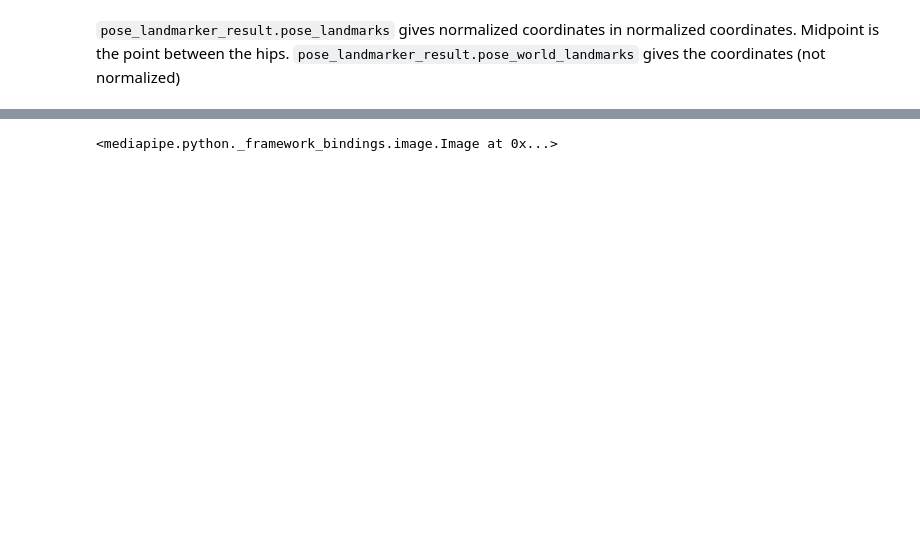
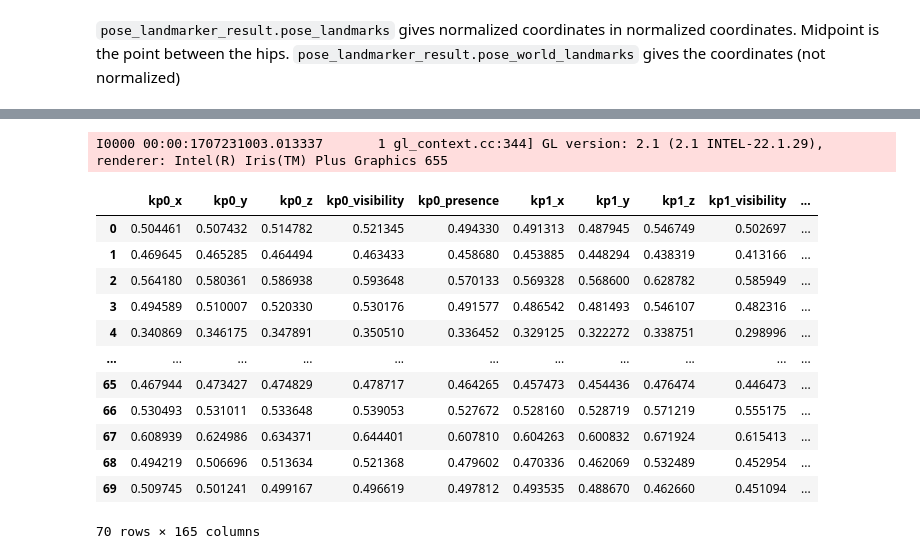
Before and after one commit to masaki-norton/yoga-pose-detector, a Jupyter notebook: kp_model_explore.ipynb, the cells around one changed output, grey strips where cells are left out. Saved outputs shown, nothing was run; the diff lists cells and outputs as text; code cells hidden in the pictures; blank space fills up the shorter version.

Commit message:
df extracted for one pose

```diff
--- a/kp_model_explore.ipynb
+++ b/kp_model_explore.ipynb
@@ -431,4 +307,74 @@ dir(pose_landmarker_result.pose_landmarks[0][0])
-# %%
-mp_image
-# %% [output]
-<mediapipe.python._framework_bindings.image.Image at 0x...>
+# %%
+import mediapipe as mp
+from mediapipe.tasks import python
+from mediapipe.tasks.python import vision
+import glob
+
+model_path = "model_creator/pose_landmarker_full.task"
+
+BaseOptions = mp.tasks.BaseOptions
+PoseLandmarker = mp.tasks.vision.PoseLandmarker
+PoseLandmarkerOptions = mp.tasks.vision.PoseLandmarkerOptions
+VisionRunningMode = mp.tasks.vision.RunningMode
+
+options = PoseLandmarkerOptions(
+    base_options=BaseOptions(model_asset_path=model_path),
+    running_mode=VisionRunningMode.IMAGE)
+
+# Placeholder for collected data
+data = []
+attrs_to_get = ["x", "y", "z", "visibility", "presence"]
+no_kp_files = []
+fail_to_load_files = []
+
+# Specify the directory path containing images
+directory_path = 'selected_poses/akarna'
+
+# Use glob to get all the image file paths
+image_files = glob.glob(f'{directory_path}/*.jpg')
+
+# Load the input image from an image file.
+# mp_image = mp.Image.create_from_file('selected_poses/akarna/Screenshot 2024-02-06 at 12.50.57.png')
+
+with PoseLandmarker.create_from_options(options) as landmarker:
+    for image_file in image_files:
+        # detect key points. object is pose_landmarker_result.pose_landmarks
+        try:
+            mp_image = mp.Image.create_from_file(image_file)
+            pose_landmarker_result = landmarker.detect(mp_image)
+            if len(pose_landmarker_result.pose_landmarks) > 0:
+            # extract info out of landmarks object
+                row = []
+                for lmk in attrs_to_get:
+                    for x in range(len(pose_landmarker_result.pose_landmarks[0])):
+                        row.append(getattr(pose_landmarker_result.pose_landmarks[0][x], lmk))
+                data.append(row)
+            else:
+                no_kp_files.append(image_file)
+        except:
+            fail_to_load_files.append(image_file)
+            pass
+
+columns = []
+for x in range(33):
+    for attr in attrs_to_get:
+        col = f"kp{x}_{attr}"
+        columns.append(col)
+
+df = pd.DataFrame(data, columns=columns)
+df
+# %% [output]
+I0000 00:00:1707231003.013337       1 gl_context.cc:344] GL version: 2.1 (2.1 INTEL-22.1.29), renderer: Intel(R) Iris(TM) Plus Graphics 655
+|  | kp0_x | kp0_y | kp0_z | kp0_visibility | kp0_presence | kp1_x | kp1_y | kp1_z | kp1_visibility | ... |
+| 0 | 0.504461 | 0.507432 | 0.514782 | 0.521345 | 0.494330 | 0.491313 | 0.487945 | 0.546749 | 0.502697 | ... |
+| 1 | 0.469645 | 0.465285 | 0.464494 | 0.463433 | 0.458680 | 0.453885 | 0.448294 | 0.438319 | 0.413166 | ... |
+| 2 | 0.564180 | 0.580361 | 0.586938 | 0.593648 | 0.570133 | 0.569328 | 0.568600 | 0.628782 | 0.585949 | ... |
+| 3 | 0.494589 | 0.510007 | 0.520330 | 0.530176 | 0.491577 | 0.486542 | 0.481493 | 0.546107 | 0.482316 | ... |
+| 4 | 0.340869 | 0.346175 | 0.347891 | 0.350510 | 0.336452 | 0.329125 | 0.322272 | 0.338751 | 0.298996 | ... |
+| ... | ... | ... | ... | ... | ... | ... | ... | ... | ... | ... |
+| 65 | 0.467944 | 0.473427 | 0.474829 | 0.478717 | 0.464265 | 0.457473 | 0.454436 | 0.476474 | 0.446473 | ... |
+| 66 | 0.530493 | 0.531011 | 0.533648 | 0.539053 | 0.527672 | 0.528160 | 0.528719 | 0.571219 | 0.555175 | ... |
+| 67 | 0.608939 | 0.624986 | 0.634371 | 0.644401 | 0.607810 | 0.604263 | 0.600832 | 0.671924 | 0.615413 | ... |
+| 68 | 0.494219 | 0.506696 | 0.513634 | 0.521368 | 0.479602 | 0.470336 | 0.462069 | 0.532489 | 0.452954 | ... |
+| 69 | 0.509745 | 0.501241 | 0.499167 | 0.496619 | 0.497812 | 0.493535 | 0.488670 | 0.462660 | 0.451094 | ... |
+70 rows × 165 columns
```
Also changed, not shown: parts of 3 cells of this notebook.
